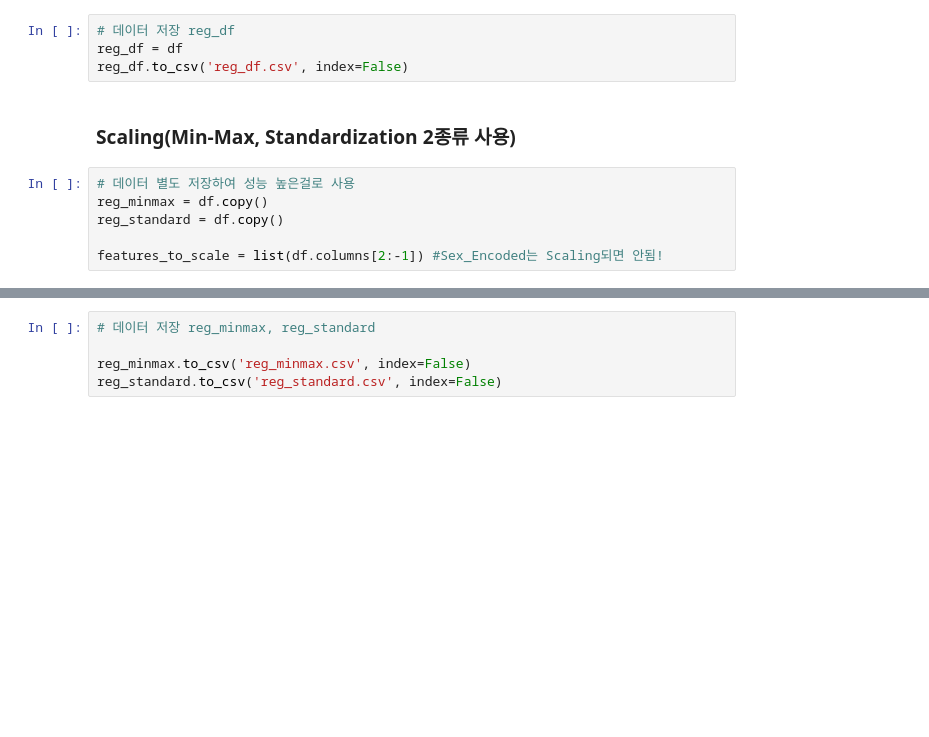
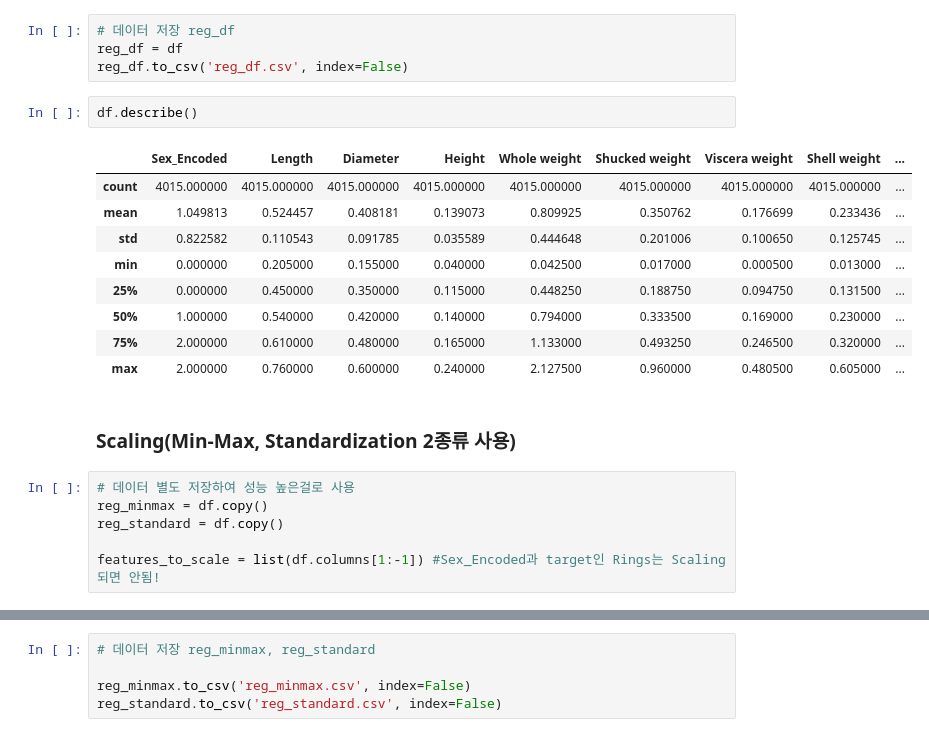
Before and after one commit to yumkim1016/TP1, a Jupyter notebook: Regression_data_sumup.ipynb, the cells around one changed output, grey strips where cells are left out. Drawn from its saved outputs; the diff is of its cells as text; blank space fills up the shorter version.

```diff
--- a/Regression_data_sumup.ipynb
+++ b/Regression_data_sumup.ipynb
@@ -359,6 +359,18 @@ df.head()
 # 데이터 저장 reg_df
 reg_df = df
 reg_df.to_csv('reg_df.csv', index=False)
+# %%
+df.describe()
+# %% [output]
+|  | Sex_Encoded | Length | Diameter | Height | Whole weight | Shucked weight | Viscera weight | Shell weight | ... |
+| count | 4015.000000 | 4015.000000 | 4015.000000 | 4015.000000 | 4015.000000 | 4015.000000 | 4015.000000 | 4015.000000 | ... |
+| mean | 1.049813 | 0.524457 | 0.408181 | 0.139073 | 0.809925 | 0.350762 | 0.176699 | 0.233436 | ... |
+| std | 0.822582 | 0.110543 | 0.091785 | 0.035589 | 0.444648 | 0.201006 | 0.100650 | 0.125745 | ... |
+| min | 0.000000 | 0.205000 | 0.155000 | 0.040000 | 0.042500 | 0.017000 | 0.000500 | 0.013000 | ... |
+| 25% | 0.000000 | 0.450000 | 0.350000 | 0.115000 | 0.448250 | 0.188750 | 0.094750 | 0.131500 | ... |
+| 50% | 1.000000 | 0.540000 | 0.420000 | 0.140000 | 0.794000 | 0.333500 | 0.169000 | 0.230000 | ... |
+| 75% | 2.000000 | 0.610000 | 0.480000 | 0.165000 | 1.133000 | 0.493250 | 0.246500 | 0.320000 | ... |
+| max | 2.000000 | 0.760000 | 0.600000 | 0.240000 | 2.127500 | 0.960000 | 0.480500 | 0.605000 | ... |
 # %% [markdown]
 ### Scaling(Min-Max, Standardization 2종류 사용)
 # %%
@@ -366,7 +378,7 @@ reg_df.to_csv('reg_df.csv', index=False)
 reg_minmax = df.copy()
 reg_standard = df.copy()
 
-features_to_scale = list(df.columns[2:-1]) #Sex_Encoded는 Scaling되면 안됨!
+features_to_scale = list(df.columns[1:-1]) #Sex_Encoded과 target인 Rings는 Scaling되면 안됨!
 # %%
 # Min-Max Scaling(Normalization)
 scaler = MinMaxScaler()
```
Also changed, not shown: parts of 4 cells of this notebook.
